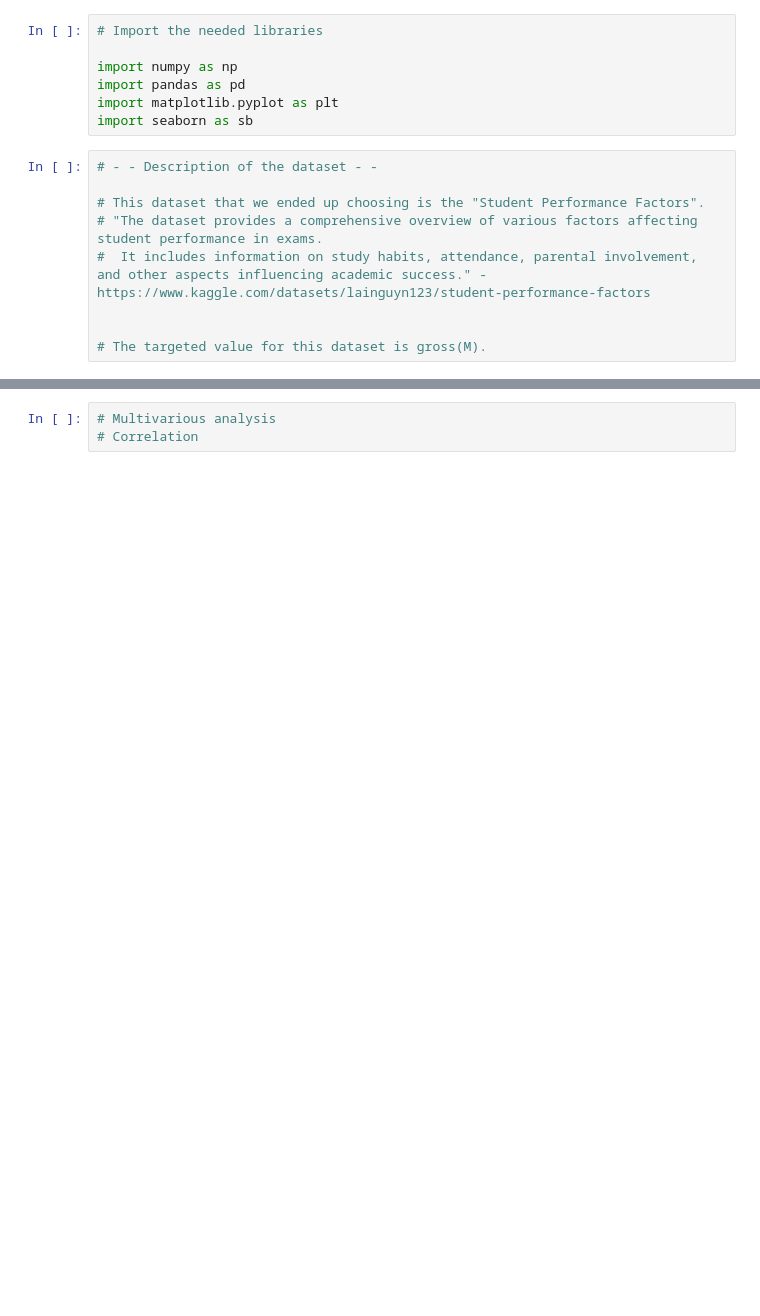
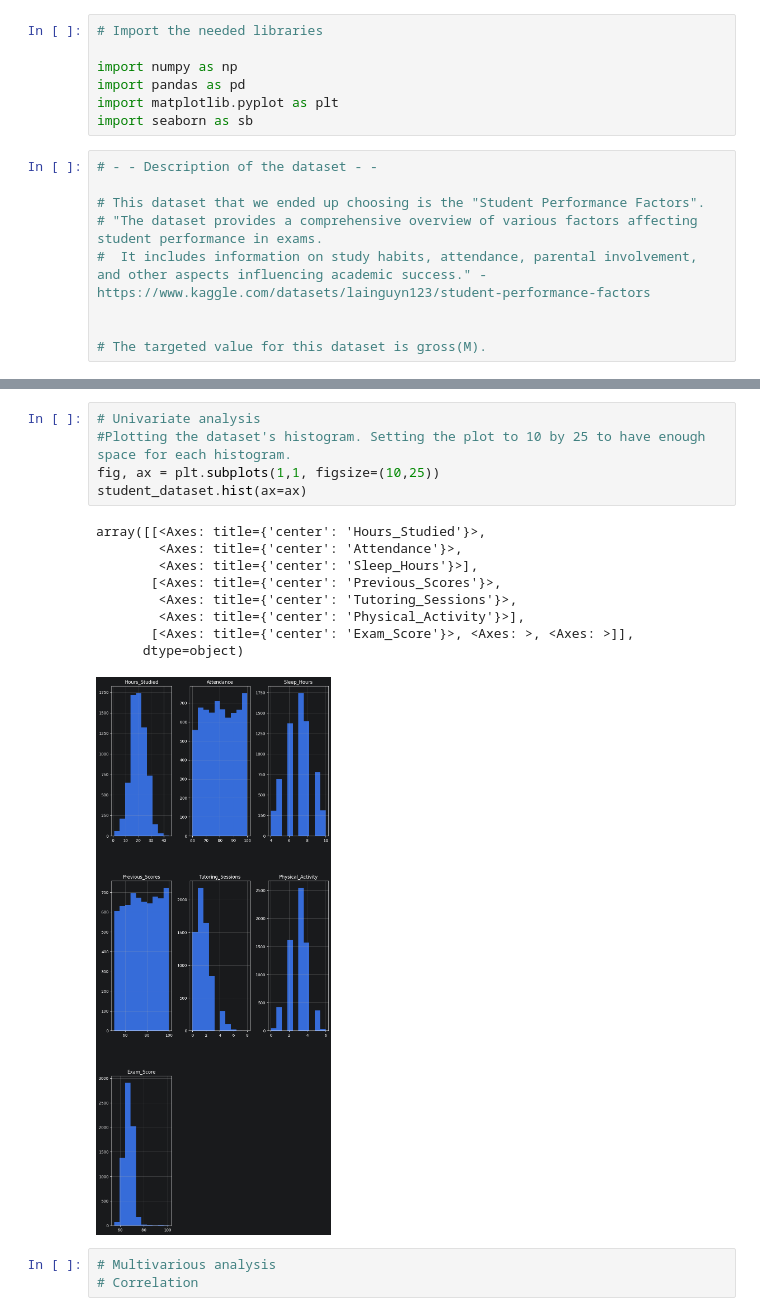
Before and after one commit to Wilbnil/Prakmas-2026, a Jupyter notebook: Oblig 1/Training and Evaluating Baseline Models.ipynb, the cells around one changed output, grey strips where cells are left out. Drawn from its saved outputs; the diff is of its cells as text; blank space fills up the shorter version.

```diff
--- a/Oblig 1/Training and Evaluating Baseline Models.ipynb
+++ b/Oblig 1/Training and Evaluating Baseline Models.ipynb
@@ -73,4 +82,19 @@ gross(M)        0
 dtype: int64
+# %%
+# Univariate analysis
+#Plotting the dataset's histogram. Setting the plot to 10 by 25 to have enough space for each histogram.
+fig, ax = plt.subplots(1,1, figsize=(10,25))
+student_dataset.hist(ax=ax)
+# %% [output]
+array([[<Axes: title={'center': 'Hours_Studied'}>,
+        <Axes: title={'center': 'Attendance'}>,
+        <Axes: title={'center': 'Sleep_Hours'}>],
+       [<Axes: title={'center': 'Previous_Scores'}>,
+        <Axes: title={'center': 'Tutoring_Sessions'}>,
+        <Axes: title={'center': 'Physical_Activity'}>],
+       [<Axes: title={'center': 'Exam_Score'}>, <Axes: >, <Axes: >]],
+      dtype=object)
+[figure, added]
 # %%
 # Multivarious analysis
 # Correlation
```
Also changed, not shown: parts of 4 cells of this notebook.
